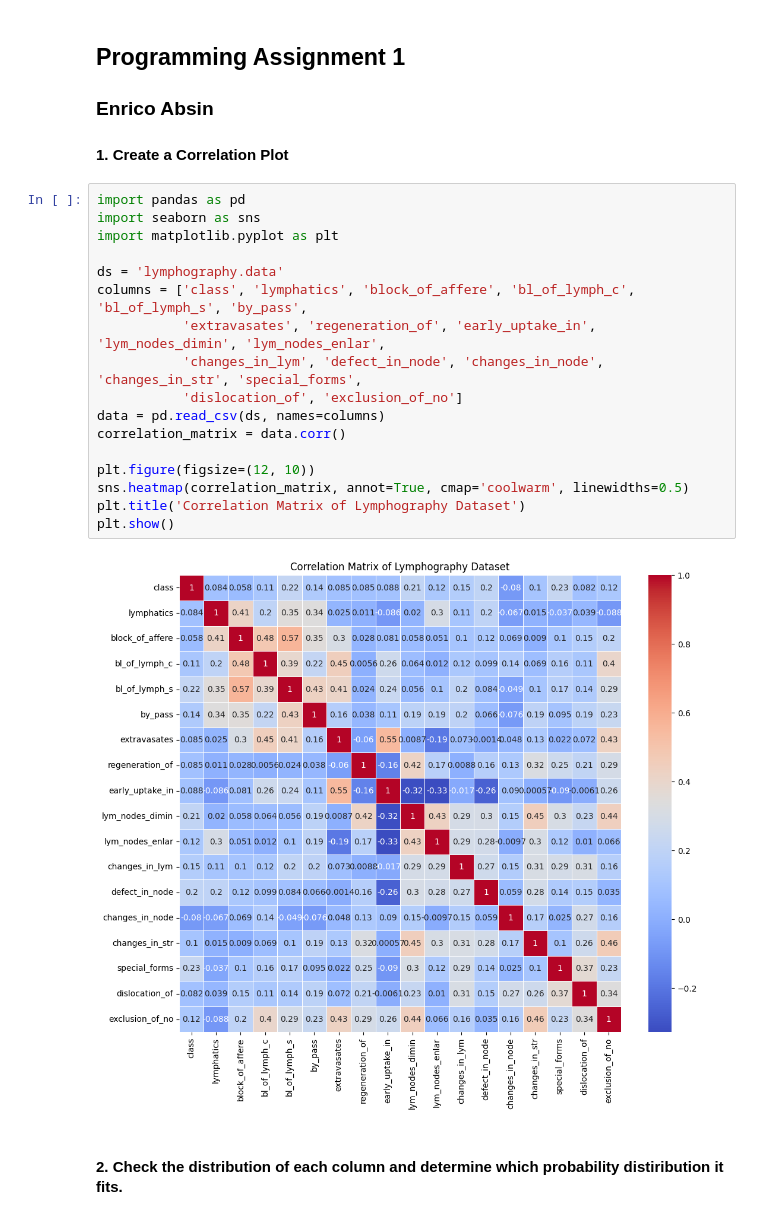
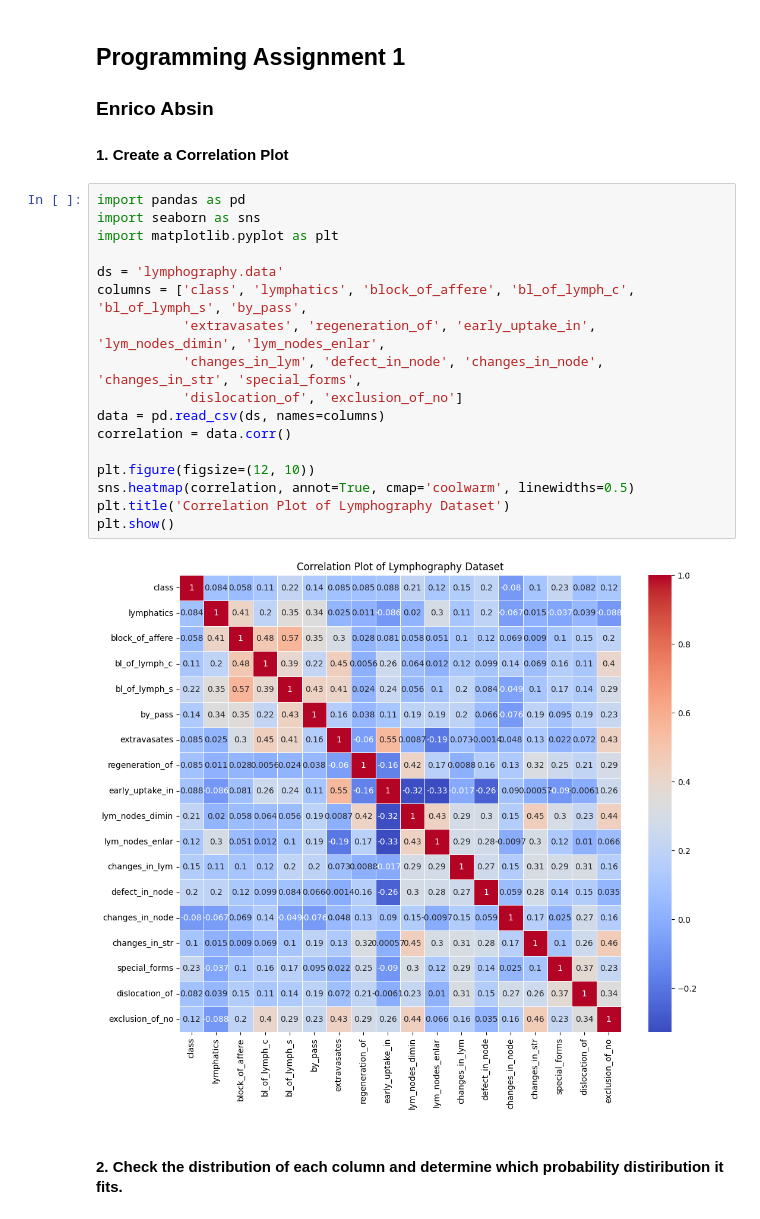
Before and after one commit to cheWy20k/DATA_ANALYTICS, a Jupyter notebook: Programming Assignments/Lecture_1.ipynb, the cells around one changed output. Cells and saved outputs as stored; diff of their text form.

```diff
--- a/Programming Assignments/Lecture_1.ipynb
+++ b/Programming Assignments/Lecture_1.ipynb
@@ -5,22 +5,22 @@
 # %%
 import pandas as pd
 import seaborn as sns
 import matplotlib.pyplot as plt
 
 ds = 'lymphography.data'
 columns = ['class', 'lymphatics', 'block_of_affere', 'bl_of_lymph_c', 'bl_of_lymph_s', 'by_pass',
            'extravasates', 'regeneration_of', 'early_uptake_in', 'lym_nodes_dimin', 'lym_nodes_enlar',
            'changes_in_lym', 'defect_in_node', 'changes_in_node', 'changes_in_str', 'special_forms',
            'dislocation_of', 'exclusion_of_no']
 data = pd.read_csv(ds, names=columns)
-correlation_matrix = data.corr()
+correlation = data.corr()
 
 plt.figure(figsize=(12, 10))
-sns.heatmap(correlation_matrix, annot=True, cmap='coolwarm', linewidths=0.5)
-plt.title('Correlation Matrix of Lymphography Dataset')
+sns.heatmap(correlation, annot=True, cmap='coolwarm', linewidths=0.5)
+plt.title('Correlation Plot of Lymphography Dataset')
 plt.show()
 # %% [output]
-[figure, old version]
+[figure, new version]
 # %% [markdown]
 #### 2. Check the distribution of each column and determine which probability distiribution it fits.
 # %%
```
